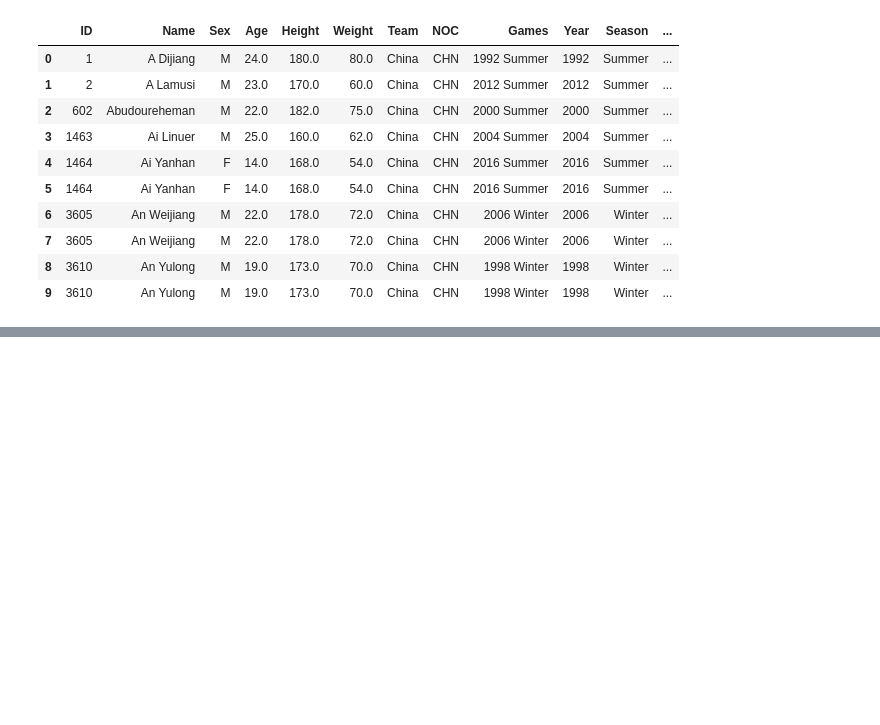
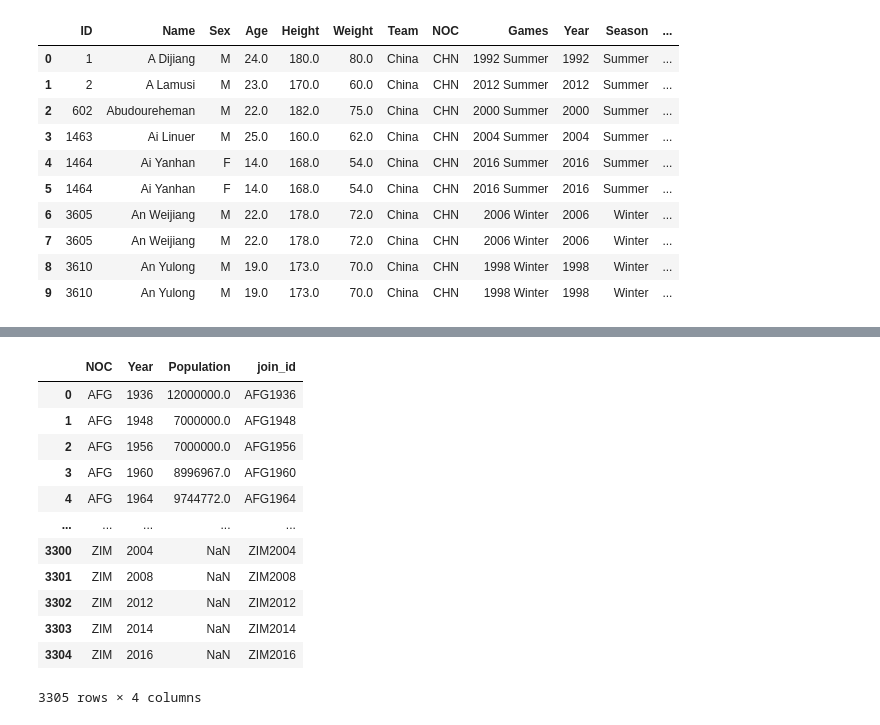
Before and after one commit to eugkik/Project1, a Jupyter notebook: Project1.ipynb, the cells around one changed output, grey strips where cells are left out. Saved outputs shown, nothing was run; the diff lists cells and outputs as text; code cells hidden in the pictures; blank space fills up the shorter version.

```diff
--- a/Project1.ipynb
+++ b/Project1.ipynb
@@ -62,0 +77,20 @@ df_events_b.head()
+# %%
+# population
+path4 = ("population_by_country.csv")
+pop_df = pd.read_csv(path4)
+pop_df['join_id'] =  pop_df["NOC"] + pop_df["Year"].astype(str)
+pop_df
+# %% [output]
+|  | NOC | Year | Population | join_id |
+| 0 | AFG | 1936 | 12000000.0 | AFG1936 |
+| 1 | AFG | 1948 | 7000000.0 | AFG1948 |
+| 2 | AFG | 1956 | 7000000.0 | AFG1956 |
+| 3 | AFG | 1960 | 8996967.0 | AFG1960 |
+| 4 | AFG | 1964 | 9744772.0 | AFG1964 |
+| ... | ... | ... | ... | ... |
+| 3300 | ZIM | 2004 | NaN | ZIM2004 |
+| 3301 | ZIM | 2008 | NaN | ZIM2008 |
+| 3302 | ZIM | 2012 | NaN | ZIM2012 |
+| 3303 | ZIM | 2014 | NaN | ZIM2014 |
+| 3304 | ZIM | 2016 | NaN | ZIM2016 |
+3305 rows × 4 columns
```
Also changed, not shown: parts of 13 cells of this notebook.
